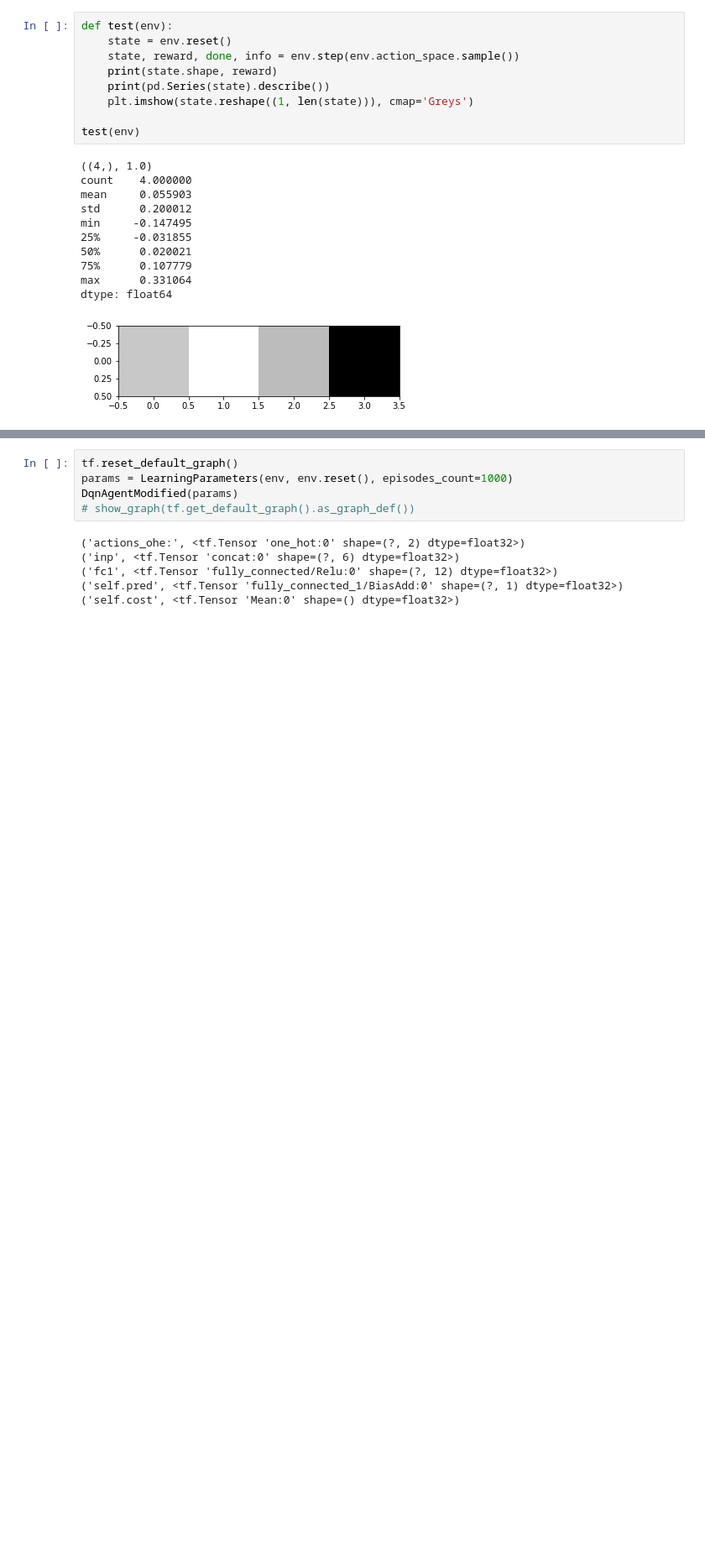
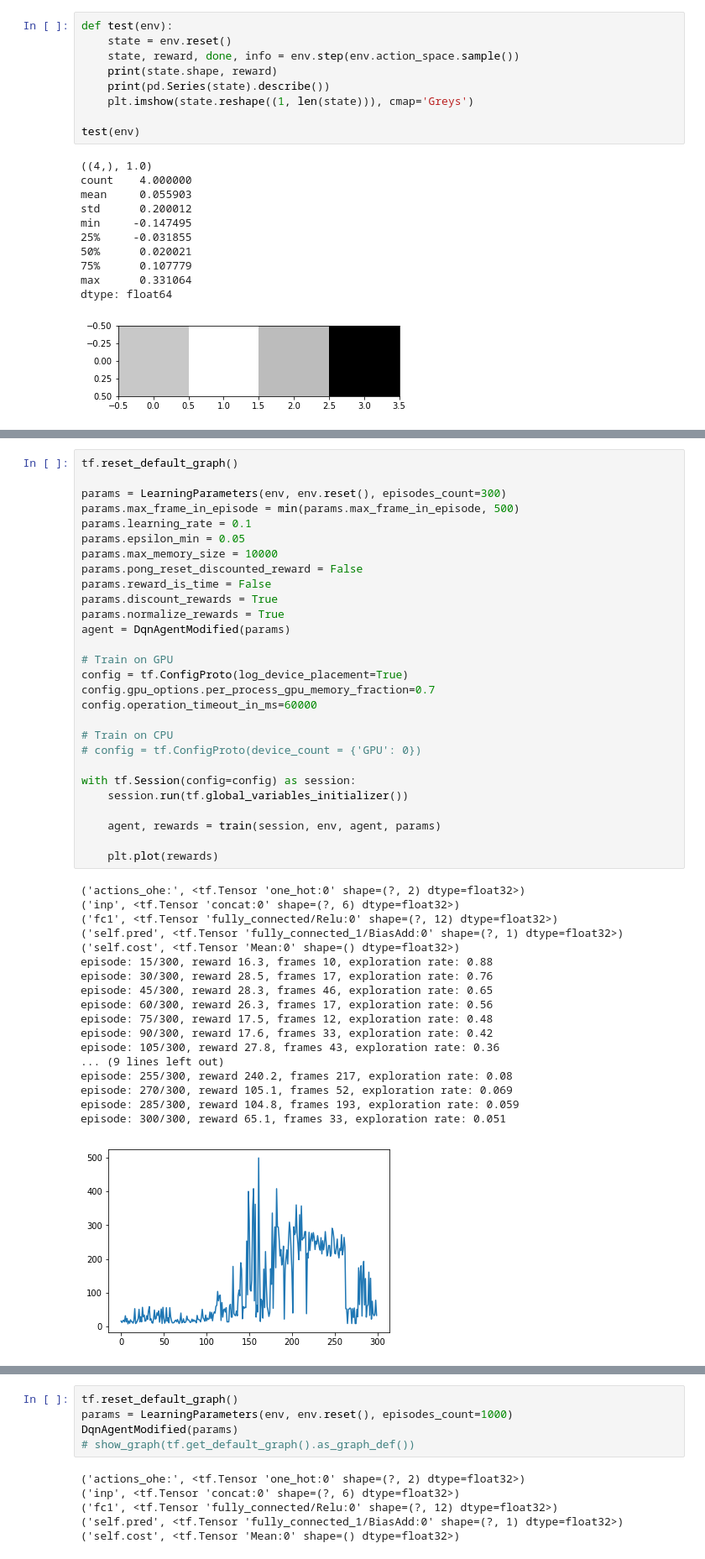
Before and after one commit to omikad/studying-ml, a Jupyter notebook: RL2/Experiments.ipynb, the cells around one changed output, grey strips where cells are left out. Shown at 84% size. Drawn from its saved outputs; the diff is of its cells as text; blank space fills up the shorter version.

```diff
--- a/RL2/Experiments.ipynb
+++ b/RL2/Experiments.ipynb
@@ -260 +298,48 @@ class DqnAgent:
+# %%
+tf.reset_default_graph()
+
+params = LearningParameters(env, env.reset(), episodes_count=300)
+params.max_frame_in_episode = min(params.max_frame_in_episode, 500)
+params.learning_rate = 0.1
+params.epsilon_min = 0.05
+params.max_memory_size = 10000
+params.pong_reset_discounted_reward = False
+params.reward_is_time = False
+params.discount_rewards = True
+params.normalize_rewards = True
+agent = DqnAgentModified(params)
+
+# Train on GPU
+config = tf.ConfigProto(log_device_placement=True)
+config.gpu_options.per_process_gpu_memory_fraction=0.7
+config.operation_timeout_in_ms=60000
+
+# Train on CPU
+# config = tf.ConfigProto(device_count = {'GPU': 0})
+
+with tf.Session(config=config) as session:
+    session.run(tf.global_variables_initializer())
+
+    agent, rewards = train(session, env, agent, params)
+
+    plt.plot(rewards)
+# %% [output]
+('actions_ohe:', <tf.Tensor 'one_hot:0' shape=(?, 2) dtype=float32>)
+('inp', <tf.Tensor 'concat:0' shape=(?, 6) dtype=float32>)
+('fc1', <tf.Tensor 'fully_connected/Relu:0' shape=(?, 12) dtype=float32>)
+('self.pred', <tf.Tensor 'fully_connected_1/BiasAdd:0' shape=(?, 1) dtype=float32>)
+('self.cost', <tf.Tensor 'Mean:0' shape=() dtype=float32>)
+episode: 15/300, reward 16.3, frames 10, exploration rate: 0.88
+episode: 30/300, reward 28.5, frames 17, exploration rate: 0.76
+episode: 45/300, reward 28.3, frames 46, exploration rate: 0.65
+episode: 60/300, reward 26.3, frames 17, exploration rate: 0.56
+episode: 75/300, reward 17.5, frames 12, exploration rate: 0.48
+episode: 90/300, reward 17.6, frames 33, exploration rate: 0.42
+episode: 105/300, reward 27.8, frames 43, exploration rate: 0.36
+... (9 lines left out)
+episode: 255/300, reward 240.2, frames 217, exploration rate: 0.08
+episode: 270/300, reward 105.1, frames 52, exploration rate: 0.069
+episode: 285/300, reward 104.8, frames 193, exploration rate: 0.059
+episode: 300/300, reward 65.1, frames 33, exploration rate: 0.051
+[figure, added]
 # %%
```
Also changed, not shown: parts of 6 cells of this notebook.
